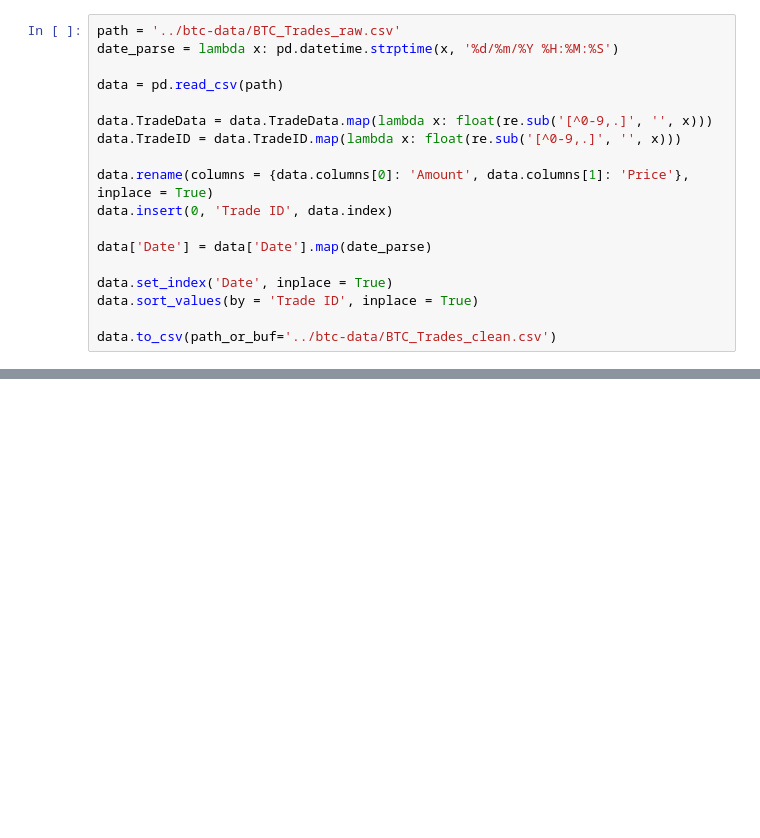
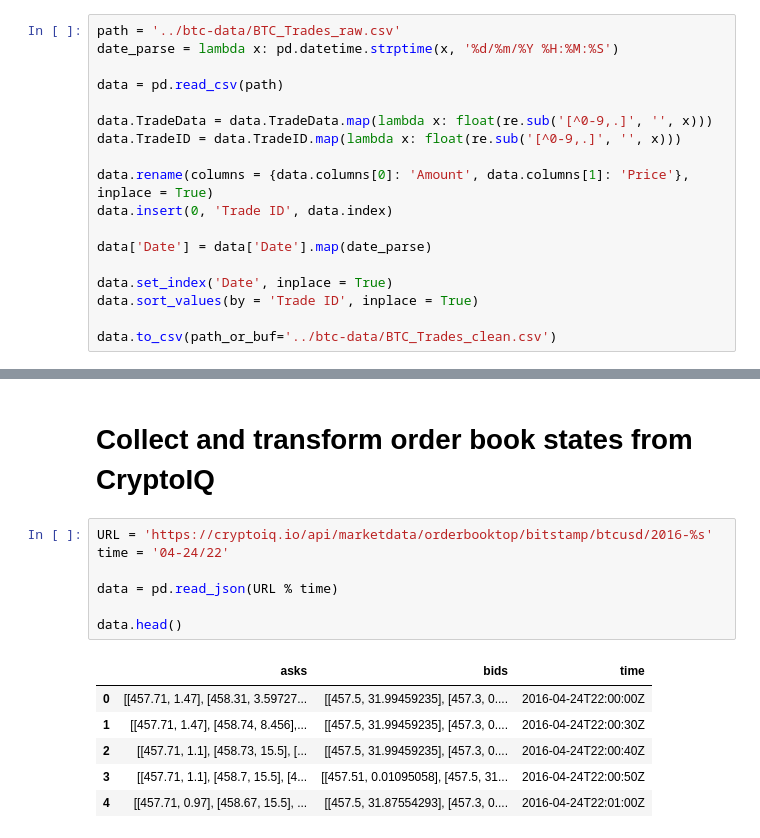
Before and after one commit to Lucsanszky/btc-price-prediction, a Jupyter notebook: data-collection/data-cleansing.ipynb, the cells around one changed output, grey strips where cells are left out. Saved outputs shown, nothing was run; the diff lists cells and outputs as text; blank space fills up the shorter version.

```diff
--- a/data-collection/data-cleansing.ipynb
+++ b/data-collection/data-cleansing.ipynb
@@ -144,0 +259,16 @@ TypeError: float() argument must be a string or a number, not 'list'
+# %% [markdown]
+# Collect and transform order book states from CryptoIQ
+# %%
+URL = 'https://cryptoiq.io/api/marketdata/orderbooktop/bitstamp/btcusd/2016-%s'
+time = '04-24/22'
+
+data = pd.read_json(URL % time)
+
+data.head()
+# %% [output]
+|  | asks | bids | time |
+| 0 | [[457.71, 1.47], [458.31, 3.59727... | [[457.5, 31.99459235], [457.3, 0.... | 2016-04-24T22:00:00Z |
+| 1 | [[457.71, 1.47], [458.74, 8.456],... | [[457.5, 31.99459235], [457.3, 0.... | 2016-04-24T22:00:30Z |
+| 2 | [[457.71, 1.1], [458.73, 15.5], [... | [[457.5, 31.99459235], [457.3, 0.... | 2016-04-24T22:00:40Z |
+| 3 | [[457.71, 1.1], [458.7, 15.5], [4... | [[457.51, 0.01095058], [457.5, 31... | 2016-04-24T22:00:50Z |
+| 4 | [[457.71, 0.97], [458.67, 15.5], ... | [[457.5, 31.87554293], [457.3, 0.... | 2016-04-24T22:01:00Z |
```
Also changed, not shown: parts of 9 cells of this notebook, 4 other files.
